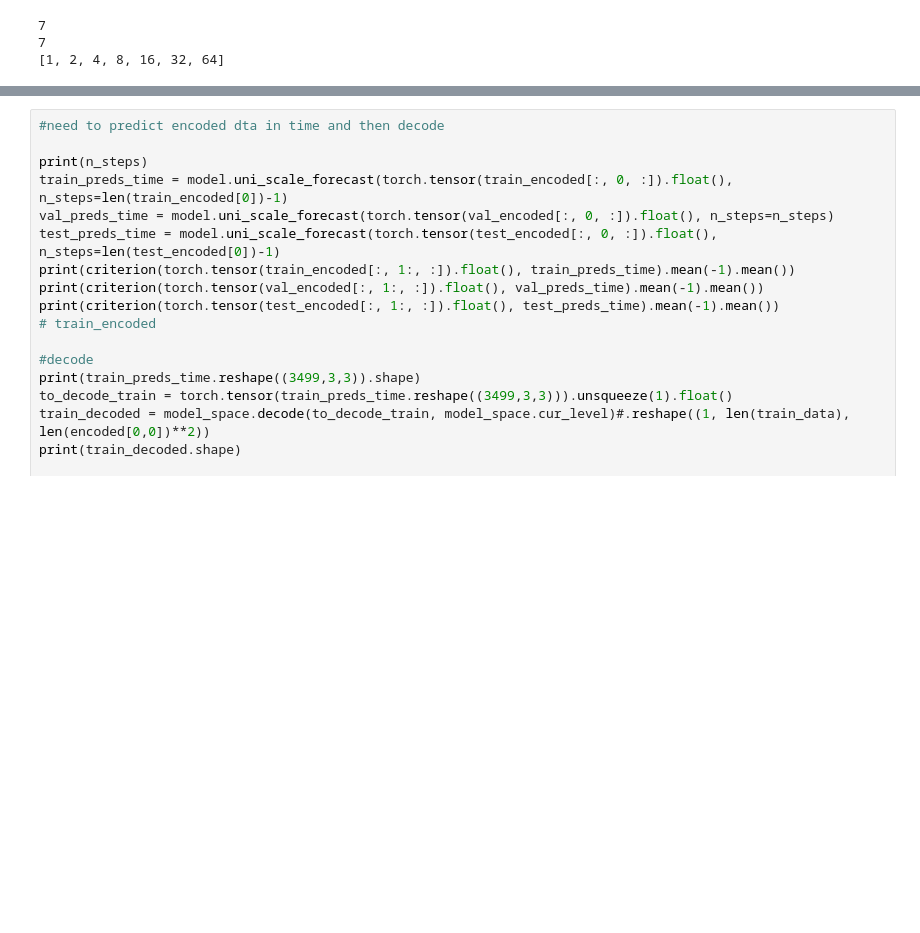
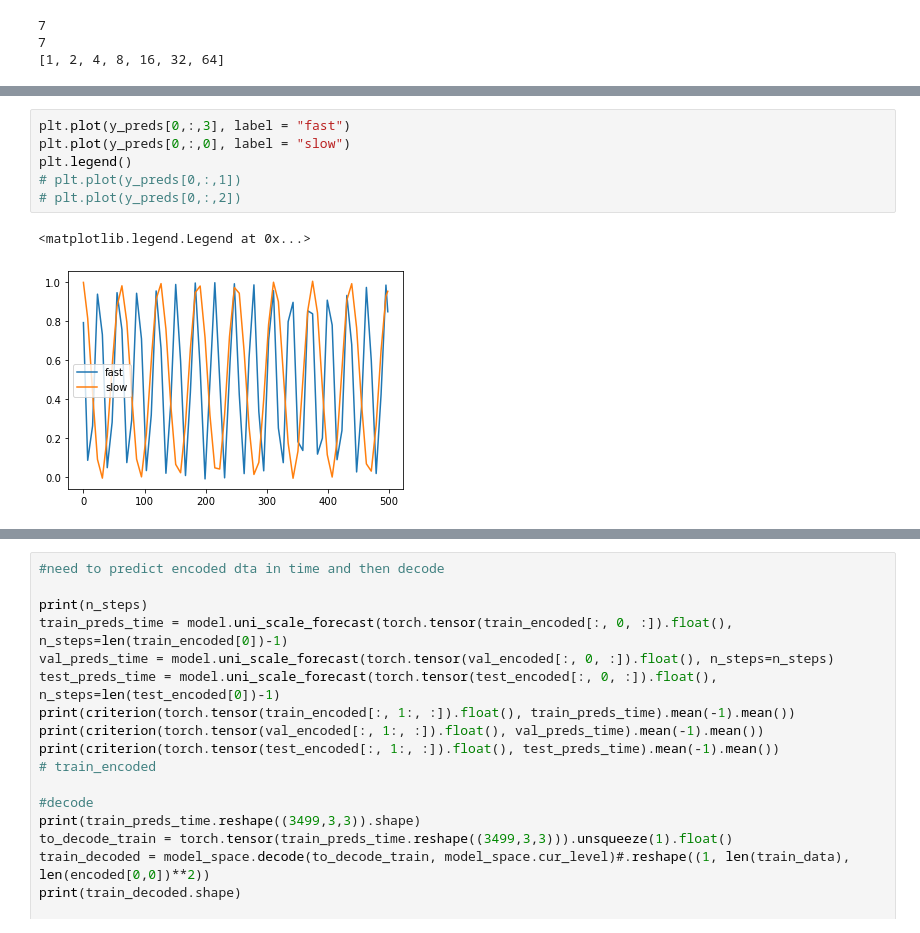
Before and after one commit to KatieJ16/Time_Space_multiscale, a Jupyter notebook: scripts/MrCAE_toy2_everything_averages.ipynb, the cells around one changed output, grey strips where cells are left out. Saved outputs shown, nothing was run; the diff lists cells and outputs as text; blank space fills up the shorter version.

```diff
--- a/scripts/MrCAE_toy2_everything_averages.ipynb
+++ b/scripts/MrCAE_toy2_everything_averages.ipynb
@@ -432,0 +425,9 @@ IndexError: too many indices for array: array is 1-dimensional, but 2 were index
+# %%
+plt.plot(y_preds[0,:,3], label = "fast")
+plt.plot(y_preds[0,:,0], label = "slow")
+plt.legend()
+# plt.plot(y_preds[0,:,1])
+# plt.plot(y_preds[0,:,2])
+# %% [output]
+<matplotlib.legend.Legend at 0x...>
+[figure, added]
```
Also changed, not shown: parts of 10 cells of this notebook.
